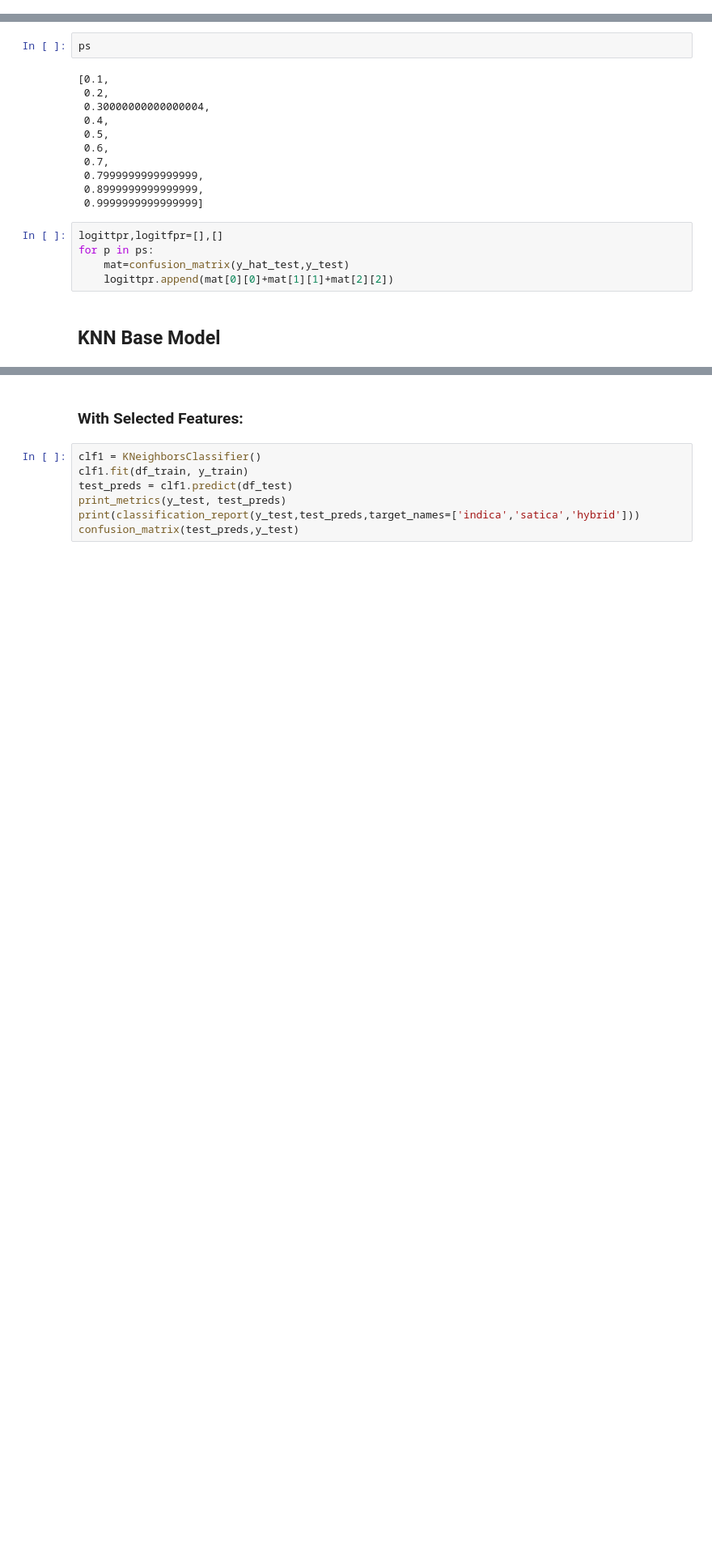
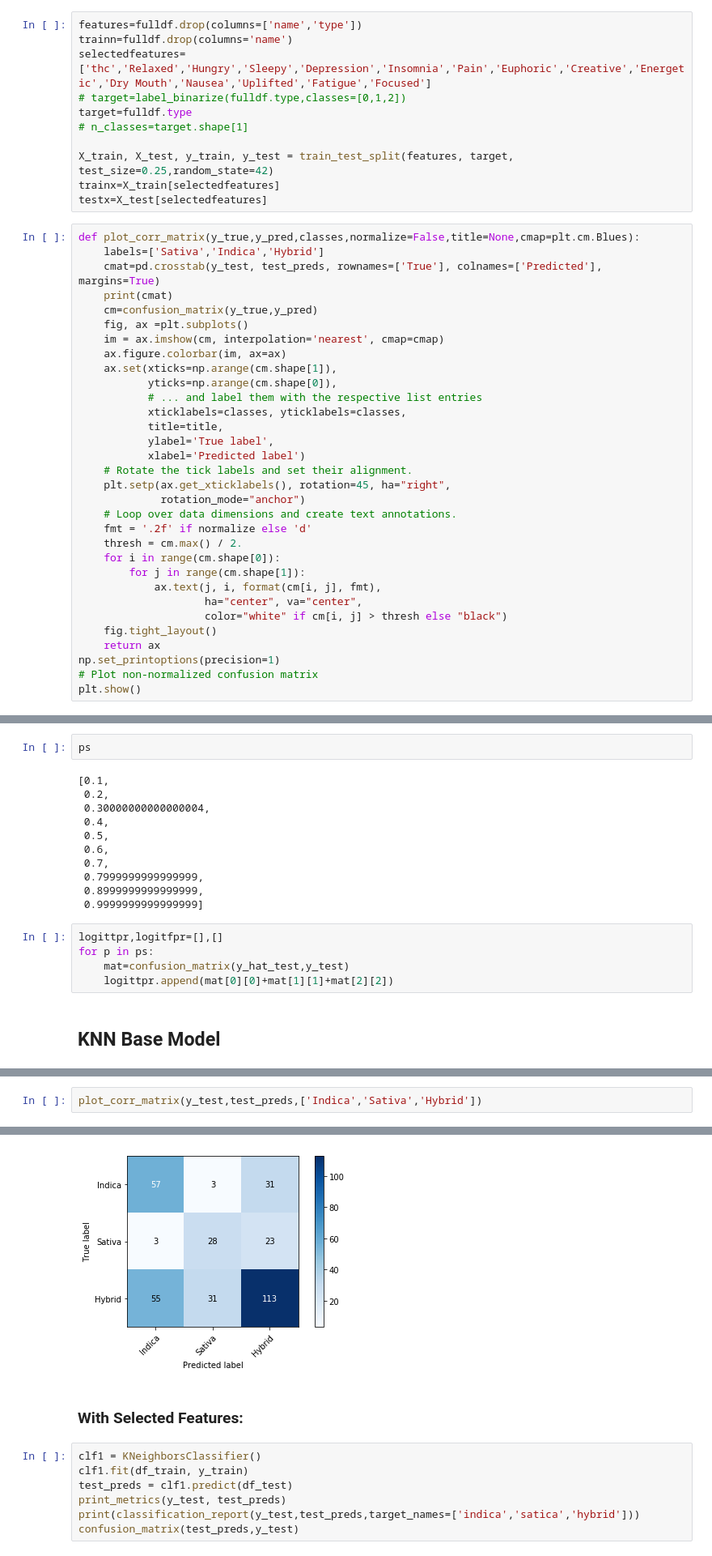
Before and after one commit to mackenziemitchell6/CannabiClass, a Jupyter notebook: RealFullCannabiClass.ipynb, the cells around one changed output, grey strips where cells are left out. Shown at 81% size. Drawn from its saved outputs; the diff is of its cells as text; blank space fills up the shorter version.

```diff
--- a/RealFullCannabiClass.ipynb
+++ b/RealFullCannabiClass.ipynb
@@ -27,5 +27,48 @@ import warnings
 warnings.filterwarnings('ignore')
 with open('df.pickle','rb') as file:
     fulldf=pickle.load(file)
+# %%
+features=fulldf.drop(columns=['name','type'])
+trainn=fulldf.drop(columns='name')
+selectedfeatures=['thc','Relaxed','Hungry','Sleepy','Depression','Insomnia','Pain','Euphoric','Creative','Energetic','Dry Mouth','Nausea','Uplifted','Fatigue','Focused']
+# target=label_binarize(fulldf.type,classes=[0,1,2])
+target=fulldf.type
+# n_classes=target.shape[1]
+
+X_train, X_test, y_train, y_test = train_test_split(features, target, test_size=0.25,random_state=42)
+trainx=X_train[selectedfeatures]
+testx=X_test[selectedfeatures]
+# %%
+def plot_corr_matrix(y_true,y_pred,classes,normalize=False,title=None,cmap=plt.cm.Blues):
+    labels=['Sativa','Indica','Hybrid']
+    cmat=pd.crosstab(y_test, test_preds, rownames=['True'], colnames=['Predicted'], margins=True)
+    print(cmat)
+    cm=confusion_matrix(y_true,y_pred)
+    fig, ax =plt.subplots()
+    im = ax.imshow(cm, interpolation='nearest', cmap=cmap)
+    ax.figure.colorbar(im, ax=ax)
+    ax.set(xticks=np.arange(cm.shape[1]),
+           yticks=np.arange(cm.shape[0]),
+           # ... and label them with the respective list entries
+           xticklabels=classes, yticklabels=classes,
+           title=title,
+           ylabel='True label',
+           xlabel='Predicted label')
+    # Rotate the tick labels and set their alignment.
+    plt.setp(ax.get_xticklabels(), rotation=45, ha="right",
+             rotation_mode="anchor")
+    # Loop over data dimensions and create text annotations.
+    fmt = '.2f' if normalize else 'd'
+    thresh = cm.max() / 2.
+    for i in range(cm.shape[0]):
+        for j in range(cm.shape[1]):
+            ax.text(j, i, format(cm[i, j], fmt),
+                    ha="center", va="center",
+                    color="white" if cm[i, j] > thresh else "black")
+    fig.tight_layout()
+    return ax
+np.set_printoptions(precision=1)
+# Plot non-normalized confusion matrix
+plt.show()
 # %% [markdown]
 ## PCA ??? CONFUSED
@@ -241,3 +282,6 @@ F1 Score: [0.55339806 0.48275862 0.61748634]
    micro avg       0.58      0.58      0.58       344
    macro avg       0.54      0.57      0.55       344
 weighted avg       0.59      0.58      0.58       344
+# %%
+plot_corr_matrix(y_test,test_preds,['Indica','Sativa','Hybrid'])
+# %% [output]
@@ -244,3 +295,4 @@ weighted avg       0.59      0.58      0.58       344
+[figure, added]
 # %% [markdown]
 ### With Selected Features:
 # %%
```
Also changed, not shown: parts of 21 cells of this notebook.
